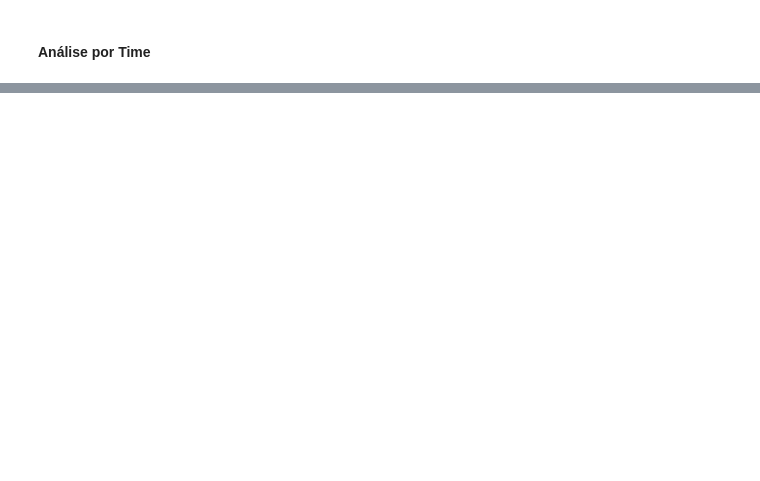
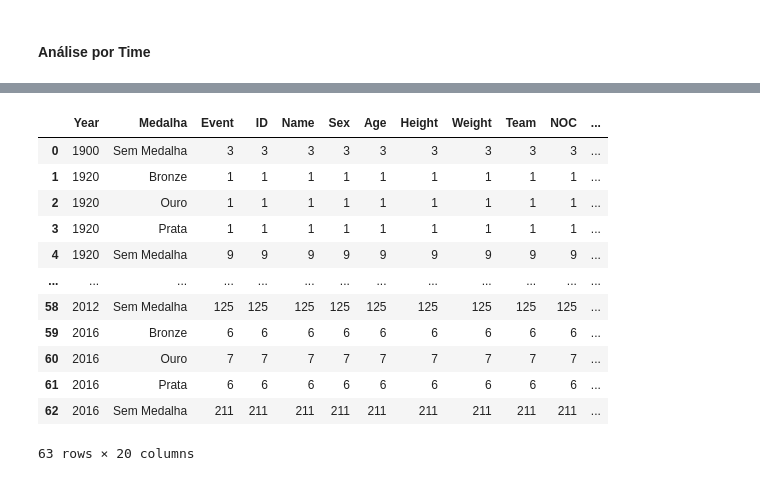
Before and after one commit to ewerthonk/dataviz-olympics, a Jupyter notebook: dataviz-olympics.ipynb, the cells around one changed output, grey strips where cells are left out. Saved outputs shown, nothing was run; the diff lists cells and outputs as text; code cells hidden in the pictures; blank space fills up the shorter version.

```diff
--- a/dataviz-olympics.ipynb
+++ b/dataviz-olympics.ipynb
@@ -229,0 +741,47 @@ fig.show()
+# %%
+# Determinando o país a ser analisado pelo NOC
+chosen_country = 'BRA'
+
+# Determinando se as Olímpiadas de Inverno serão consideradas
+include_winter = False
+
+# Aplicando os filtros
+df_time_plot = df[df['NOC'] == chosen_country].copy()
+
+if not include_winter:
+    df_time_plot = df_time_plot[df_time_plot['Season'] != 'Winter'].copy()
+
+# Criando uma nova coluna em português para a contagem das medalhas
+values_info = {'Gold': 'Ouro',
+               'Silver': 'Prata',
+               'Bronze': 'Bronze',
+               np.nan: 'Sem Medalha'}
+
+df_time_plot['Medalha'] = df_time_plot['Medal'].map(values_info)
+
+# Agrupando o DataFrame para contar somente 01 medalha por time
+df_time_plot = df_time_plot.groupby(by=['Year', 'Medalha', 'Event'], as_index=False).count()
+df_time_plot = df_time_plot.groupby(by=['Year', 'Medalha'], as_index=False).count()
+
+# Obtendo os Dummies das Medalhas
+df_time_plot_dummies = pd.get_dummies(df_time_plot['Medalha'])
+
+# Reconectando o ano com a contagem de medalhas
+df_time_plot = pd.concat([df_time_plot, df_time_plot_dummies.set_index(df_time_plot.index)], axis=1)
+
+
+df_time_plot
+# %% [output]
+|  | Year | Medalha | Event | ID | Name | Sex | Age | Height | Weight | Team | NOC | ... |
+| 0 | 1900 | Sem Medalha | 3 | 3 | 3 | 3 | 3 | 3 | 3 | 3 | 3 | ... |
+| 1 | 1920 | Bronze | 1 | 1 | 1 | 1 | 1 | 1 | 1 | 1 | 1 | ... |
+| 2 | 1920 | Ouro | 1 | 1 | 1 | 1 | 1 | 1 | 1 | 1 | 1 | ... |
+| 3 | 1920 | Prata | 1 | 1 | 1 | 1 | 1 | 1 | 1 | 1 | 1 | ... |
+| 4 | 1920 | Sem Medalha | 9 | 9 | 9 | 9 | 9 | 9 | 9 | 9 | 9 | ... |
+| ... | ... | ... | ... | ... | ... | ... | ... | ... | ... | ... | ... | ... |
+| 58 | 2012 | Sem Medalha | 125 | 125 | 125 | 125 | 125 | 125 | 125 | 125 | 125 | ... |
+| 59 | 2016 | Bronze | 6 | 6 | 6 | 6 | 6 | 6 | 6 | 6 | 6 | ... |
+| 60 | 2016 | Ouro | 7 | 7 | 7 | 7 | 7 | 7 | 7 | 7 | 7 | ... |
+| 61 | 2016 | Prata | 6 | 6 | 6 | 6 | 6 | 6 | 6 | 6 | 6 | ... |
+| 62 | 2016 | Sem Medalha | 211 | 211 | 211 | 211 | 211 | 211 | 211 | 211 | 211 | ... |
+63 rows × 20 columns
```
Also changed, not shown: parts of 48 cells of this notebook.
